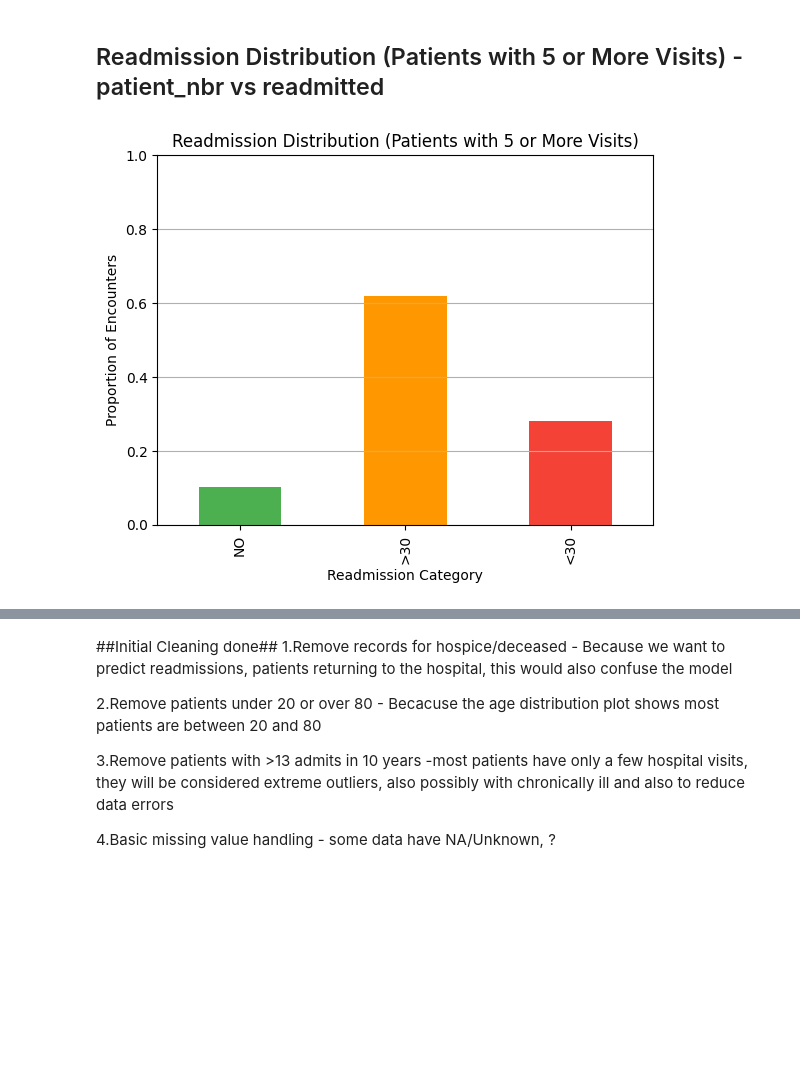
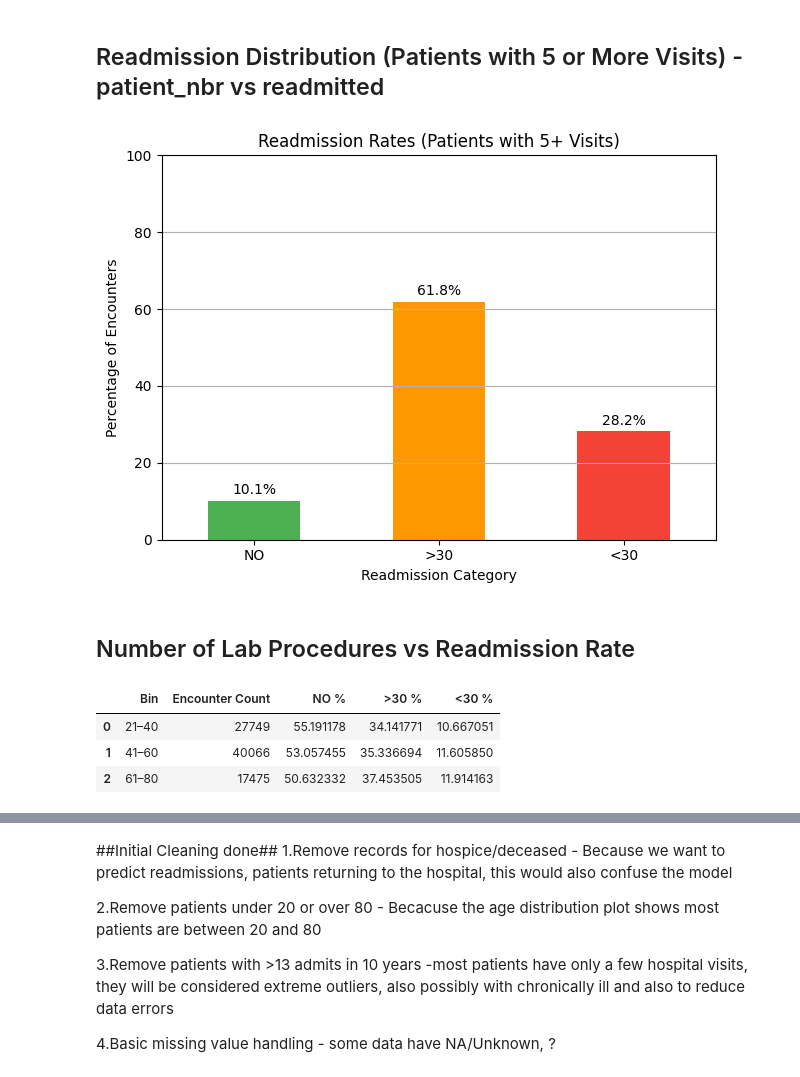
Before and after one commit to chawthinn/uci-diabetes-readmission-pyspark, a Jupyter notebook: scripts/DiabetesReadmissionProject_2.ipynb, the cells around one changed output, grey strips where cells are left out. Drawn from its saved outputs; the diff is of its cells as text; code cells hidden in the pictures; blank space fills up the shorter version.

```diff
--- a/scripts/DiabetesReadmissionProject_2.ipynb
+++ b/scripts/DiabetesReadmissionProject_2.ipynb
@@ -635,28 +736,69 @@ plt.show()
 # %% [markdown]
 ## Readmission Distribution (Patients with 5 or More Visits) - patient_nbr vs readmitted
-# %%
-# 1. Count how many times each patient appears
-patient_counts = df['patient_nbr'].value_counts()
-
-# 2. Filter to patients with 5 or more encounters
-patients_5plus = patient_counts[patient_counts >= 5].index
-
-# 3. Create a temporary DataFrame for EDA
-temp_df_5plus = df[df['patient_nbr'].isin(patients_5plus)].copy()
 # %%
 import matplotlib.pyplot as plt
 
-# Calculate normalized readmission distribution
-readmit_counts = temp_df_5plus['readmitted'].value_counts(normalize=True).reindex(['NO', '>30', '<30'])
+# Normalize to percentage
+readmit_pct = temp_df_5plus['readmitted'].value_counts(normalize=True).reindex(['NO', '>30', '<30']) * 100
 
 # Plot
-readmit_counts.plot(kind='bar', color=['#4caf50', '#ff9800', '#f44336'])
+ax = readmit_pct.plot(kind='bar', color=['#4caf50', '#ff9800', '#f44336'])
 
-plt.title('Readmission Distribution (Patients with 5 or More Visits)')
+# Annotate with %
+for i, pct in enumerate(readmit_pct.values):
+    ax.text(i, pct + 1, f'{pct:.1f}%', ha='center', va='bottom', fontsize=10)
+
+# Styling
+plt.title('Readmission Rates (Patients with 5+ Visits)')
 plt.xlabel('Readmission Category')
-plt.ylabel('Proportion of Encounters')
-plt.ylim(0, 1)
+plt.ylabel('Percentage of Encounters')
+plt.ylim(0, 100)
+plt.xticks(rotation=0)
 plt.grid(axis='y')
+plt.tight_layout()
 plt.show()
 # %% [output]
-[figure, old version]
+[figure, new version]
+# %% [markdown]
+## Number of Lab Procedures vs Readmission Rate
+# %%
+import pandas as pd
+
+# Assume df is already loaded in the environment and includes:
+# 'num_lab_procedures' and 'readmitted' columns
+
+# Filter for valid readmission categories
+df_filtered = df[df['readmitted'].isin(['NO', '>30', '<30'])].copy()
+
+# Bin num_lab_procedures into specified ranges
+df_filtered['lab_bin'] = pd.cut(
+    df_filtered['num_lab_procedures'],
+    bins=[20, 40, 60, 80],
+    labels=['21–40', '41–60', '61–80'],
+    right=True
+)
+
+# Count total encounters per bin
+encounter_counts = df_filtered['lab_bin'].value_counts().sort_index()
+
+# Count readmission categories per bin
+readmit_counts = pd.crosstab(df_filtered['lab_bin'], df_filtered['readmitted'])[['NO', '>30', '<30']]
+
+# Calculate percentage for each readmission category
+readmit_percent = readmit_counts.div(readmit_counts.sum(axis=1), axis=0) * 100
+
+# Combine everything into a DataFrame
+summary_df = pd.DataFrame({
+    'Bin': ['21–40', '41–60', '61–80'],
+    'Encounter Count': encounter_counts.values,
+    'NO %': readmit_percent['NO'].values,
+    '>30 %': readmit_percent['>30'].values,
+    '<30 %': readmit_percent['<30'].values
+})
+
+summary_df
+# %% [output]
+|  | Bin | Encounter Count | NO % | >30 % | <30 % |
+| 0 | 21–40 | 27749 | 55.191178 | 34.141771 | 10.667051 |
+| 1 | 41–60 | 40066 | 53.057455 | 35.336694 | 11.605850 |
+| 2 | 61–80 | 17475 | 50.632332 | 37.453505 | 11.914163 |
```
Also changed, not shown: parts of 14 cells of this notebook.
